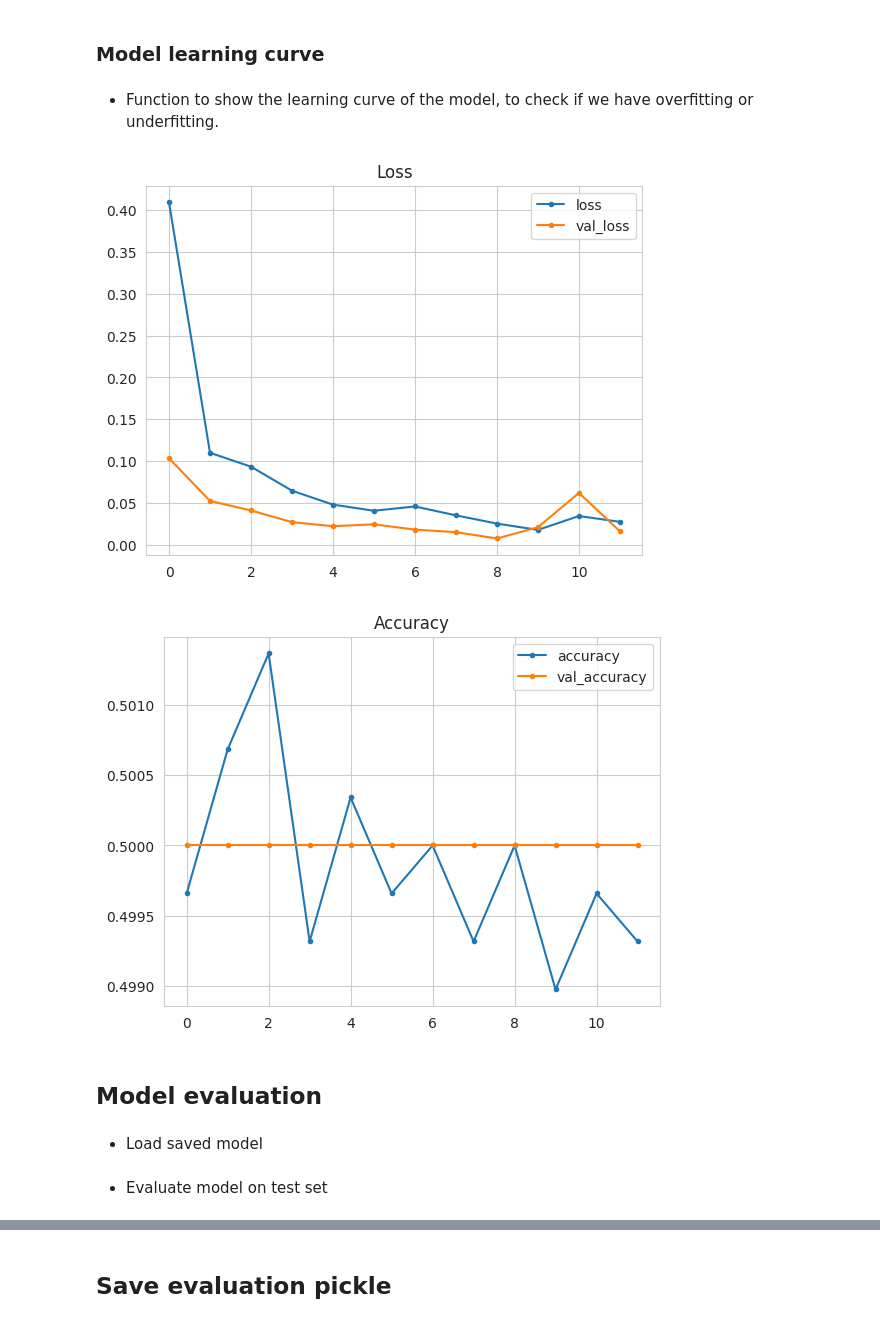
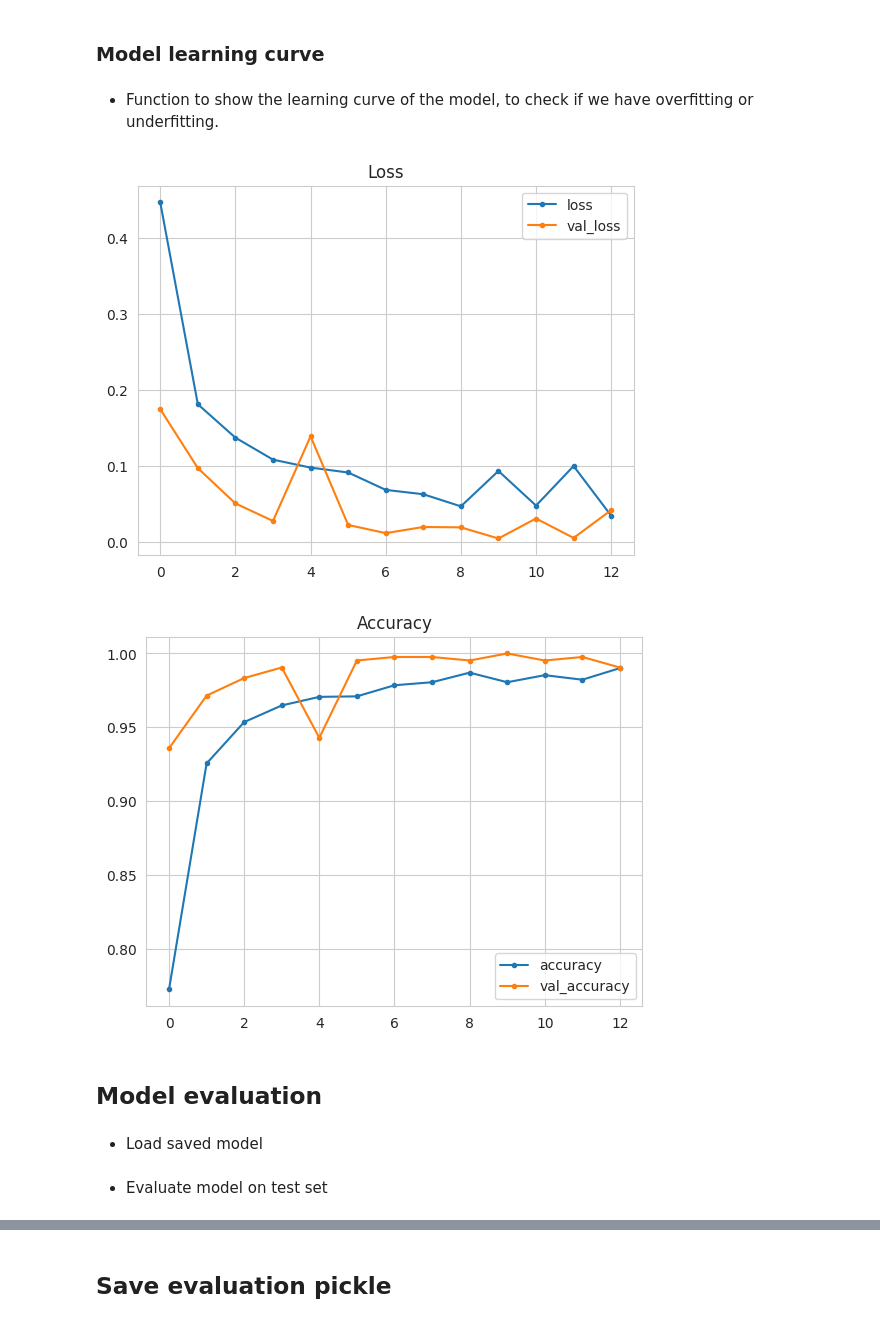
Before and after one commit to alerebal/milestone-project-mildew-detection-in-cherry-leaves, a Jupyter notebook: jupyter_notebooks/ModelingAndEvaluation.ipynb, the cells around one changed output, grey strips where cells are left out. Saved outputs shown, nothing was run; the diff lists cells and outputs as text; code cells hidden in the pictures.

Commit message:
Add different approaches in the model

```diff
--- a/jupyter_notebooks/ModelingAndEvaluation.ipynb
+++ b/jupyter_notebooks/ModelingAndEvaluation.ipynb
@@ -269,27 +273,31 @@ from tensorflow.keras.layers import Activation, Dropout, Flatten, Dense, Conv2D,
 def create_tf_model():
     model = Sequential()
 
-    model.add(Conv2D(filters=32, kernel_size=(3,3),input_shape=image_shape, activation='relu',))
+    model.add(Conv2D(filters=32, kernel_size=(3, 3),
+              input_shape=image_shape, activation='relu',))
     model.add(MaxPooling2D(pool_size=(2, 2)))
 
-    model.add(Conv2D(filters=64, kernel_size=(3,3),input_shape=image_shape, activation='relu',))
+    model.add(Conv2D(filters=64, kernel_size=(3, 3),
+              input_shape=image_shape, activation='relu',))
     model.add(MaxPooling2D(pool_size=(2, 2)))
 
-    # model.add(Conv2D(filters=64, kernel_size=(3,3),input_shape=image_shape, activation='relu',))
-    # model.add(MaxPooling2D(pool_size=(2, 2)))
+    model.add(Conv2D(filters=64, kernel_size=(3, 3),
+              input_shape=image_shape, activation='relu',))
+    model.add(MaxPooling2D(pool_size=(2, 2)))
 
-    # model.add(Conv2D(filters=64, kernel_size=(3,3),input_shape=image_shape, activation='relu',))
-    # model.add(MaxPooling2D(pool_size=(2, 2)))
+    model.add(Conv2D(filters=64, kernel_size=(3, 3),
+              input_shape=image_shape, activation='relu',))
+    model.add(MaxPooling2D(pool_size=(2, 2)))
 
     model.add(Flatten())
-    model.add(Dense(128, activation = 'relu'))
+    model.add(Dense(128, activation='relu'))
 
     model.add(Dropout(0.5))
-    # model.add(Dense(1, activation = 'sigmoid'))
-    model.add(Dense(1, activation = 'softmax'))
+    model.add(Dense(1, activation='sigmoid'))
 
     model.compile(loss='binary_crossentropy',
-                  optimizer='adam',
+                  #   optimizer='adam',
+                  optimizer='rmsprop',
                   metrics=['accuracy'])
 
     return model
@@ -326,10 +334,10 @@ early_stop = EarlyStopping(monitor='val_loss',patience=3)
 model = create_tf_model()
 model.fit(train_set,
           epochs=25,
-          steps_per_epoch = len(train_set.classes) // batch_size,
+          steps_per_epoch=len(train_set.classes) // batch_size,
           validation_data=validation_set,
           callbacks=[early_stop],
-          verbose=2
+          verbose=1
           )
 # %% [output]
 Epoch 1/25
@@ -361,33 +369,35 @@ model.save("outputs/v1/trainings/train-6/powdery_mildew_detector.h5")
 # %% [markdown]
 ### Model learning curve
 # %% [markdown]
-* Function to show the learning curve of the model, to check if we have overfitting or underfitting.
+- Function to show the learning curve of the model, to check if we have overfitting or underfitting.
 # %%
 losses = pd.DataFrame(model.history.history)
 
 sns.set_style("whitegrid")
-losses[['loss','val_loss']].plot(style='.-')
+losses[['loss', 'val_loss']].plot(style='.-')
 plt.title("Loss")
-plt.savefig(f'{file_path}/model_training_losses.png', bbox_inches='tight', dpi=150)
+plt.savefig(f'{file_path}/model_training_losses.png',
+            bbox_inches='tight', dpi=150)
 plt.show()
 
 print("\n")
-losses[['accuracy','val_accuracy']].plot(style='.-')
+losses[['accuracy', 'val_accuracy']].plot(style='.-')
 plt.title("Accuracy")
-plt.savefig(f'{file_path}/model_training_acc.png', bbox_inches='tight', dpi=150)
+plt.savefig(f'{file_path}/model_training_acc.png',
+            bbox_inches='tight', dpi=150)
 plt.show()
 # %% [output]
-[figure, old version]
+[figure, new version]
-[figure, old version]
+[figure, new version]
 # %% [markdown]
 ## Model evaluation
 # %% [markdown]
-* Load saved model
+- Load saved model
 # %%
 from keras.models import load_model
 model = load_model('outputs/v1/trainings/train-6/powdery_mildew_detector.h5')
 # %% [markdown]
-* Evaluate model on test set
+- Evaluate model on test set
 # %%
 evaluation = model.evaluate(test_set)
 # %% [output]
```
Also changed, not shown: parts of 36 cells of this notebook, 8 other files.
